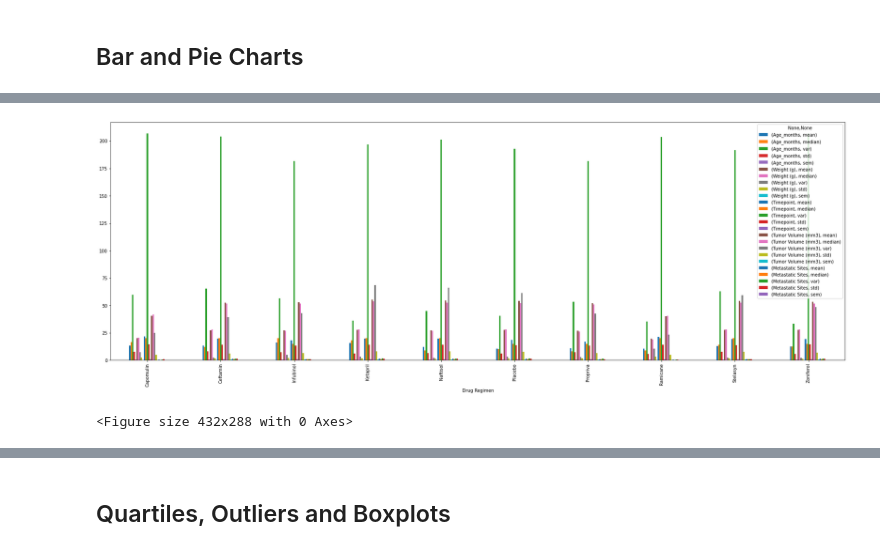
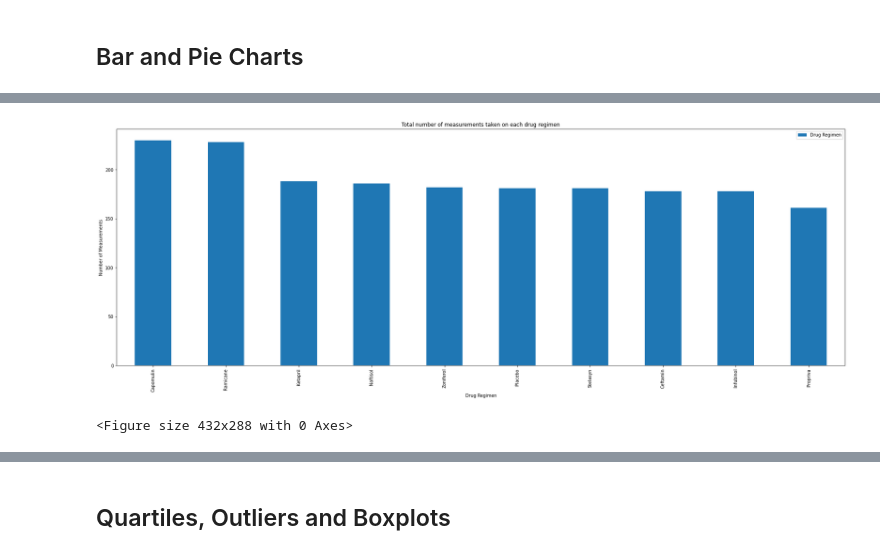
Before and after one commit to Ksheekey/Matplotlib-Challenge, a Jupyter notebook: Instructions/Pymaceuticals/pymaceuticals_starter.ipynb, the cells around one changed output, grey strips where cells are left out. Saved outputs shown, nothing was run; the diff lists cells and outputs as text; code cells hidden in the pictures.

```diff
--- a/Instructions/Pymaceuticals/pymaceuticals_starter.ipynb
+++ b/Instructions/Pymaceuticals/pymaceuticals_starter.ipynb
@@ -149,3 +150,6 @@ merge_grpbyag
 10 rows × 25 columns
 # %% [markdown]
 ## Bar and Pie Charts
+# %%
+#getting counts for bar charts
+valcow = merge_df['Drug Regimen'].value_counts()
@@ -152,8 +170,12 @@ merge_grpbyag
 # %%
-# Generate a bar plot showing the total number of measurements taken on each drug regimen using pandas.
-merge_grpbyag.plot(kind='bar',figsize=(30,10))
+# Generate a bar plot showing the total number of measurements taken on each drug regimen using pyplot.
+valcow.plot(kind='bar',figsize=(30,10))
+plt.title("Total number of measurements taken on each drug regimen")
+plt.xlabel("Drug Regimen")
+plt.ylabel("Number of Measurements")
+plt.legend(loc='best')
 plt.show()
 plt.tight_layout()
 # %% [output]
-[figure, old version]
+[figure, new version]
 <Figure size 432x288 with 0 Axes>
```
Also changed, not shown: parts of 12 cells of this notebook, 1 other file.
